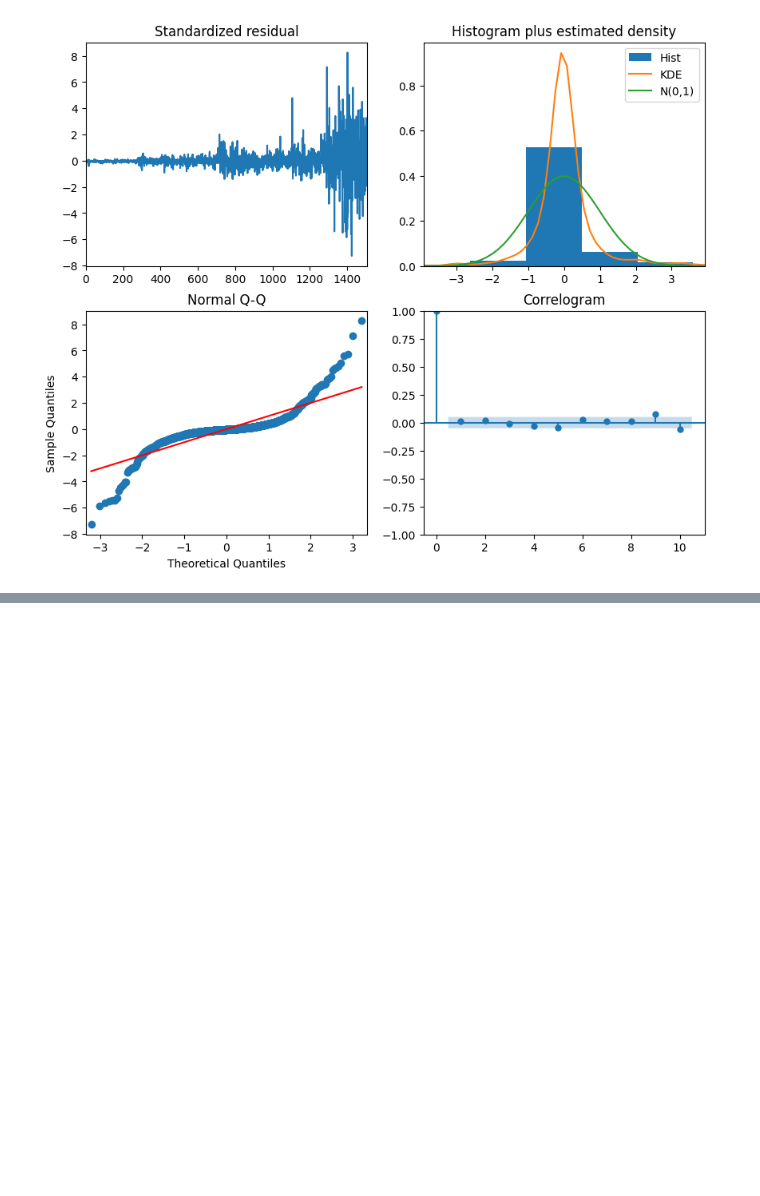
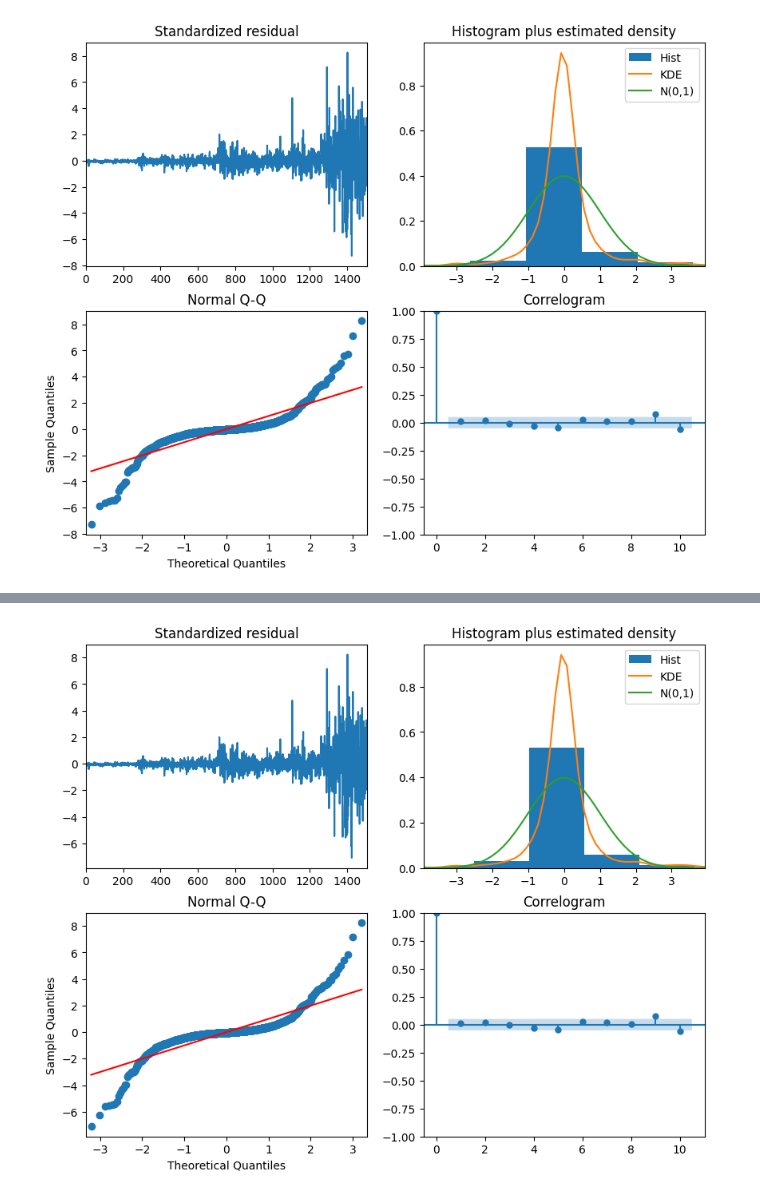
Before and after one commit to arahmanmdmajid/DS_AI_11, a Jupyter notebook: Time_Series_Analysis_&_Forecasting_Assignment.ipynb, the cells around one changed output, grey strips where cells are left out. Saved outputs shown, nothing was run; the diff lists cells and outputs as text; code cells hidden in the pictures; blank space fills up the shorter version.

```diff
--- a/Time_Series_Analysis_&_Forecasting_Assignment.ipynb
+++ b/Time_Series_Analysis_&_Forecasting_Assignment.ipynb
@@ -155 +189,6 @@ plt.show()
+# %%
+smodel.plot_diagnostics(figsize=(10,8))
+plt.show()
+# %% [output]
+[figure, added]
 # %%
```
Also changed, not shown: parts of 18 cells of this notebook.
